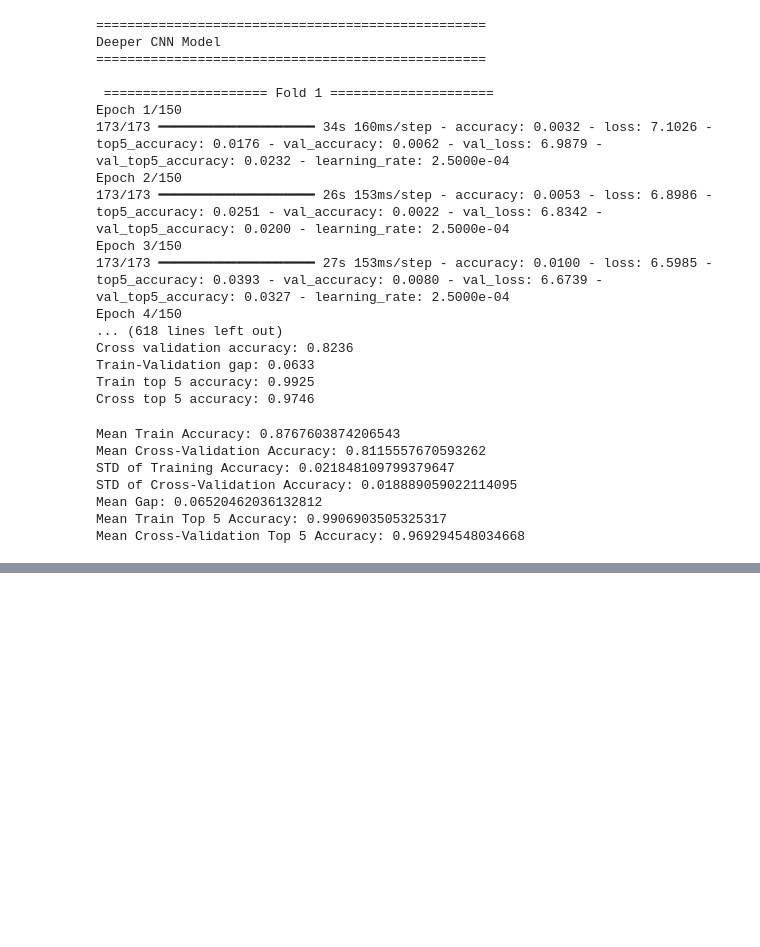
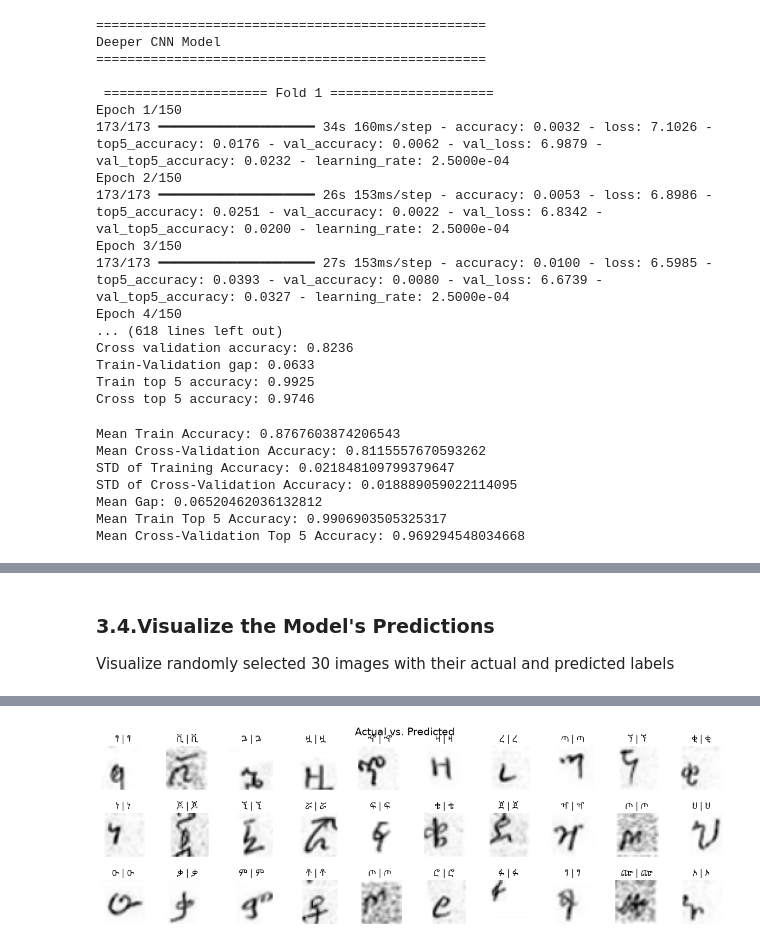
Before and after one commit to Wedi-Nachew/Geez-OCR, a Jupyter notebook: geez_ocr.ipynb, the cells around one changed output, grey strips where cells are left out. Drawn from its saved outputs; the diff is of its cells as text; code cells hidden in the pictures; blank space fills up the shorter version.

```diff
--- a/geez_ocr.ipynb
+++ b/geez_ocr.ipynb
@@ -174,0 +379,11 @@ Mean Cross-Validation Top 5 Accuracy: 0.969294548034668
+# %% [markdown]
+### 3.4.Visualize the Model's Predictions
+Visualize randomly selected 30 images with their actual and predicted labels
+# %%
+show_images_with_prediction(
+    model,
+    X_train,
+    y_train,
+    num_of_images = 30
+)
+# %% [output]
@@ -174,0 +391 @@ Mean Cross-Validation Top 5 Accuracy: 0.969294548034668
+[figure, added]
```
Also changed, not shown: parts of 42 cells of this notebook, 2 other files.
